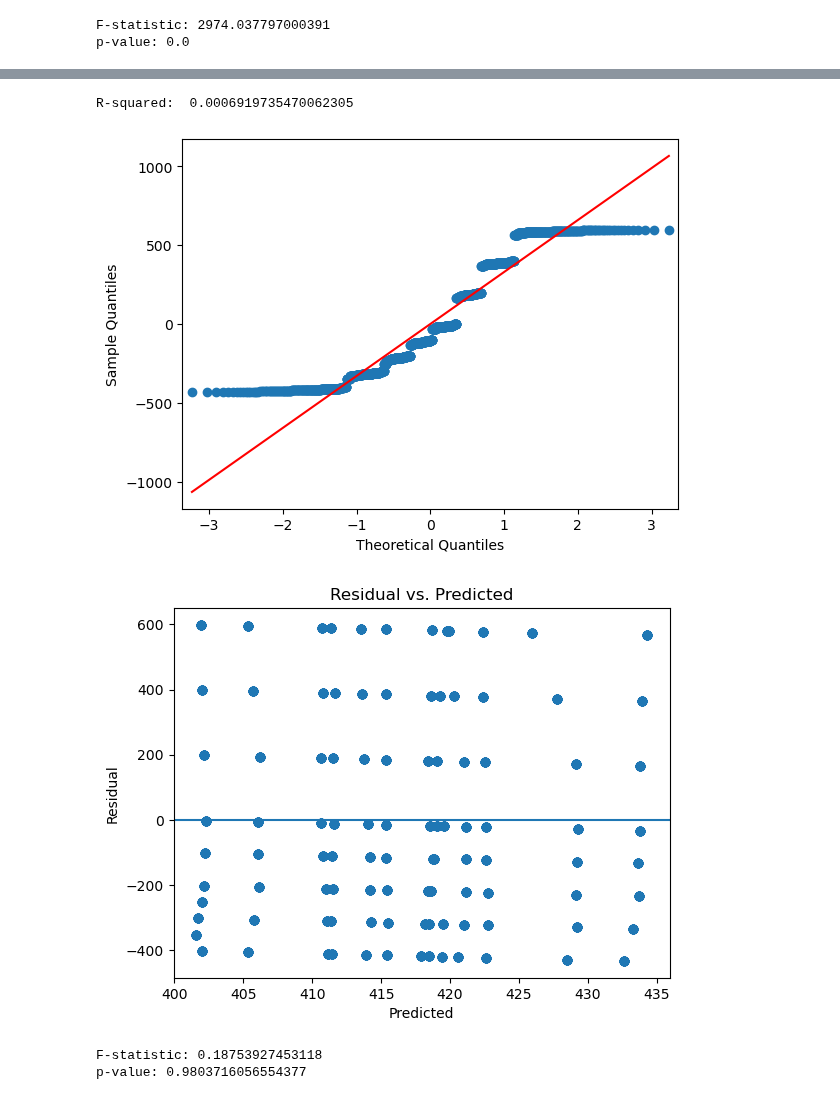
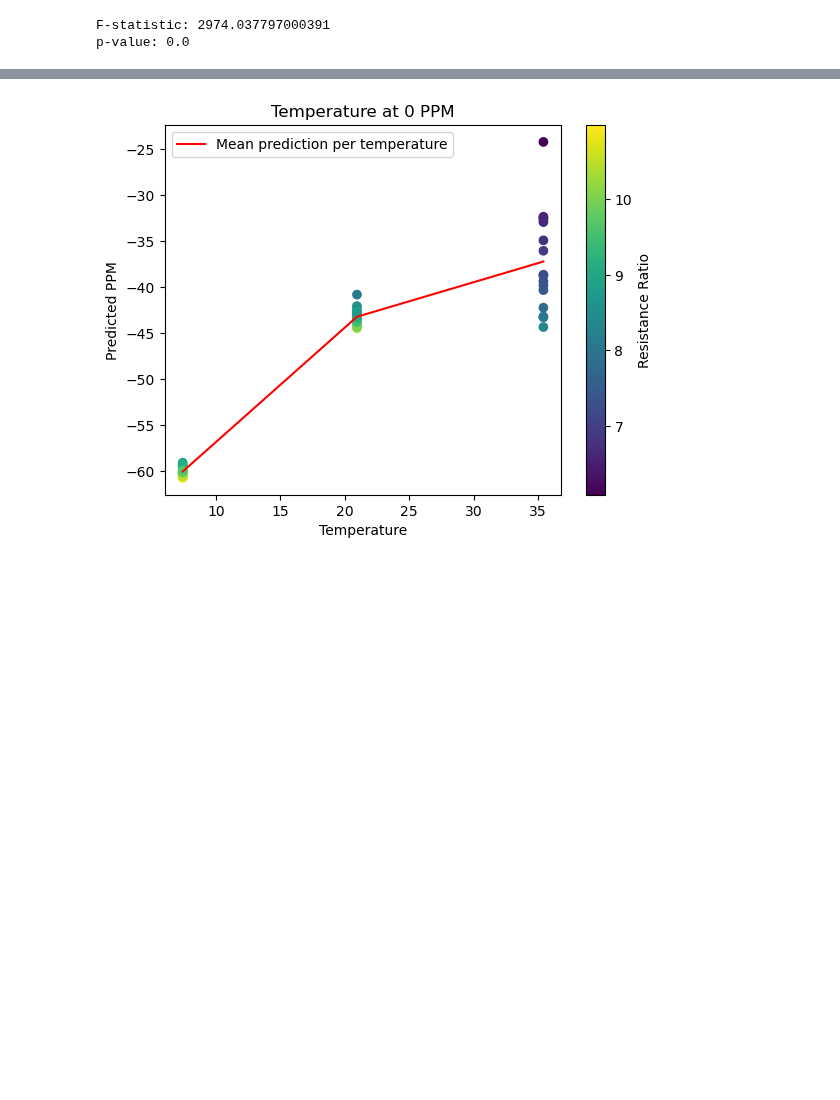
Before and after one commit to Coopsims/MethaneDataScience, a Jupyter notebook: Equation Generation.ipynb, the cells around one changed output, grey strips where cells are left out. Cells and saved outputs as stored; diff of their text form; code cells hidden in the pictures; blank space fills up the shorter version.

Commit message:
added function to view predicted ppm across temperatures while holding ppm and humidity constant

```diff
--- a/Equation Generation.ipynb
+++ b/Equation Generation.ipynb
@@ -230,47 +186,31 @@ The 95% Confidence Interval for 1000 is (415.7108311217191, 417.9709297068525)
-# %%
-y_pred = funct((xDataResistance,xDataRH, xDataTemp), *popt)
-print('R-squared: ', r2_score(y, y_pred))
-
-# Calculate residuals
-residuals = y - y_pred
-
-# Reshape your input data to fit the het_breuschpagan function requirements
-exog = np.vstack((xDataResistance, xDataRH, xDataTemp)).T
-
-# QQ Plot
-sm.qqplot(residuals, line='s')
-plt.show()
-
-# Residual vs. Predicted plot
-plt.scatter(y_pred, residuals)
-plt.xlabel('Predicted')
-plt.ylabel('Residual')
-plt.axhline(y=0)
-plt.title('Residual vs. Predicted')
-plt.show()
-
-# First compute the various sum of squares
-SST = np.sum((yDataTargetPPM - np.mean(yDataTargetPPM)) ** 2)
-SSE = np.sum(residuals ** 2)
-SSR = SST - SSE
-
-# Then compute the degree of freedoms
-df1 = len(popt) - 1  # number of parameters in your model - 1
-df2 = len(yDataTargetPPM) - len(popt)  # number of observations - number of parameters
-
-# Then compute the mean square values
-MSR = SSR / df1
-MSE = SSE / df2
-
-# Finally compute the F-statistic and the associated p-value
-F = MSR / MSE
-p_value = f.sf(F, df1, df2)
-
-print('F-statistic:', F)
-print('p-value:', p_value)
-# %% [output]
-R-squared:  0.0006919735470062305
-[figure, removed]
-[figure, removed]
-F-statistic: 0.18753927453118
-p-value: 0.9803716056554377
+# %%
+import matplotlib.cm as cm
+
+file2 = pd.read_csv("Output/BenSummaryJustMatrix.csv")
+file2=file2[file2["Target PPM"]<=0]
+file2=file2[file2["RelativeHumidity"]<=50]
+file2=file2[file2["RelativeHumidity"]>=40]
+xDataResistance = file2.loc[:, 'Resistance']
+xDataRatio = file2.loc[:, 'Ratio']
+xDataRH = file2.loc[:, 'RelativeHumidity']
+xDataTemp = file2.loc[:, 'Temperature']
+yDataTargetPPM = file2.loc[:, 'Target PPM']
+
+df = file2
+y_pred = funct3((xDataResistance,xDataRH, xDataTemp), *popt)
+df['Predicted PPM'] = y_pred
+# Create a scatter plot with colorbar
+sc = plt.scatter(df.loc[:, "Temperature"],y_pred, c=xDataResistance, cmap=cm.viridis)
+plt.colorbar(sc, label='Resistance Ratio')
+plt.xlabel("Temperature")
+plt.ylabel('Predicted PPM')
+
+# Calculate mean prediction for each temperature and plot it
+mean_pred_per_temp = df.groupby('Temperature')['Predicted PPM'].mean()
+plt.plot(mean_pred_per_temp.index, mean_pred_per_temp.values, color='r', label='Mean prediction per temperature')
+plt.legend()
+plt.title('Temperature at 0 PPM')
+
+plt.show()
+# %% [output]
+[figure, added]
```
Also changed, not shown: parts of 3 cells of this notebook, 3 other files.
